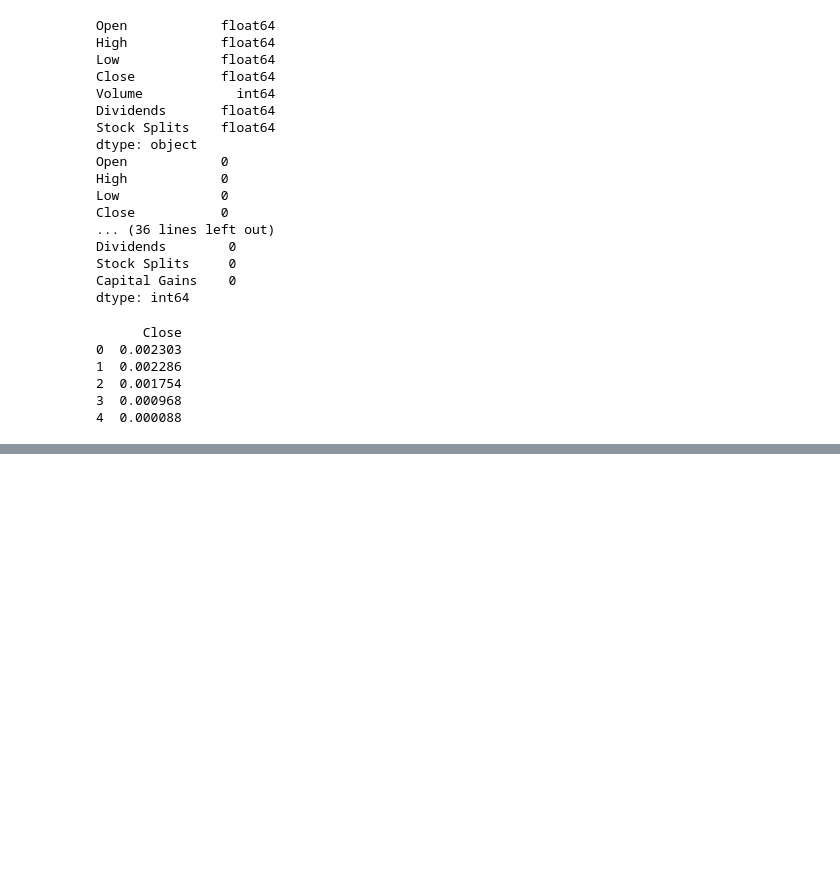
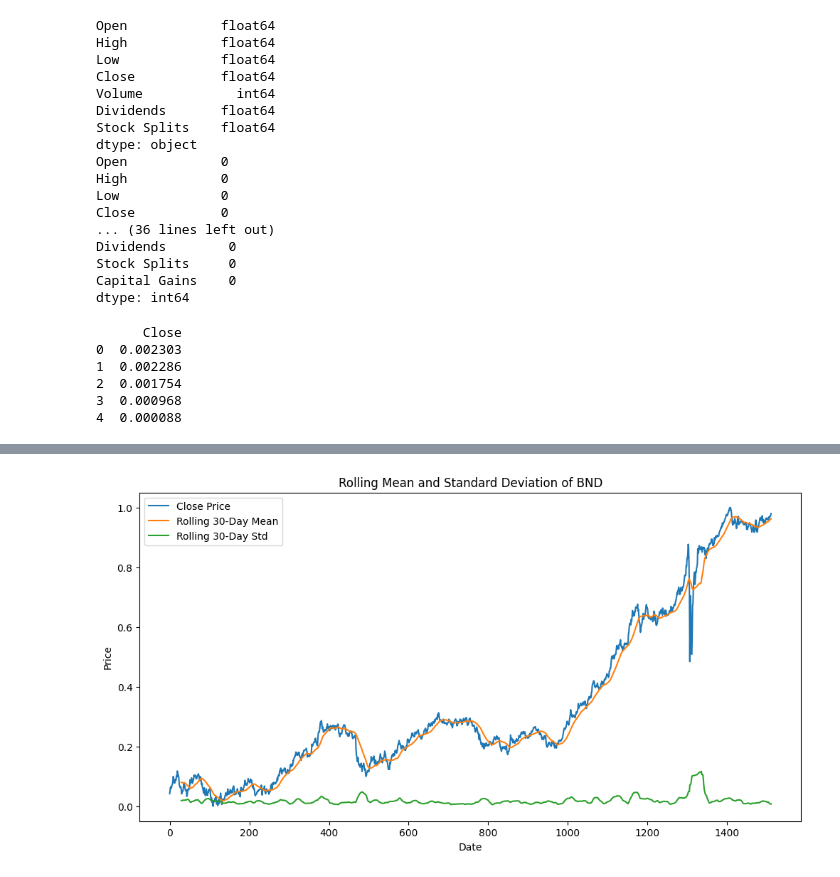
Before and after one commit to IamYunusAli/GMF, a Jupyter notebook: notebooks/GMF.ipynb, the cells around one changed output, grey strips where cells are left out. Saved outputs shown, nothing was run; the diff lists cells and outputs as text; code cells hidden in the pictures; blank space fills up the shorter version.

```diff
--- a/notebooks/GMF.ipynb
+++ b/notebooks/GMF.ipynb
@@ -240,0 +300,16 @@ plt.show()
+# %%
+# Analyze volatility by calculating rolling means and standard deviations to understand short-term trends and fluctuations for BND
+rolling_mean = dfbd['Close'].rolling(window=30).mean()
+rolling_std = dfbd['Close'].rolling(window=30).std()
+
+plt.figure(figsize=(12,6))
+plt.plot(dfbd['Close'], label='Close Price')
+plt.plot(rolling_mean, label='Rolling 30-Day Mean')
+plt.plot(rolling_std, label='Rolling 30-Day Std')
+plt.title('Rolling Mean and Standard Deviation of BND')
+plt.xlabel('Date')
+plt.ylabel('Price')
+plt.legend()
+plt.show()
+# %% [output]
+[figure, added]
```
Also changed, not shown: parts of 14 cells of this notebook, 2 other files.
